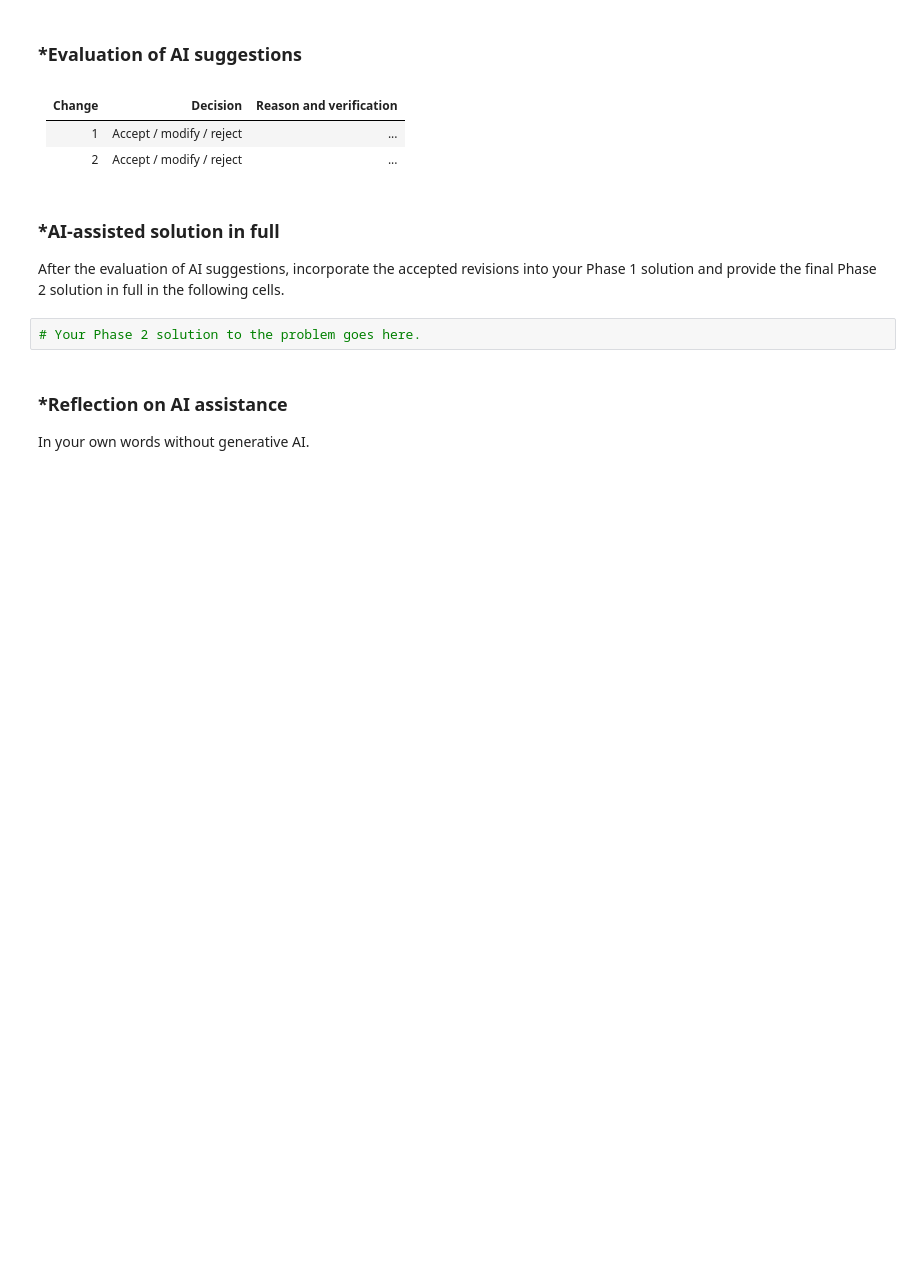
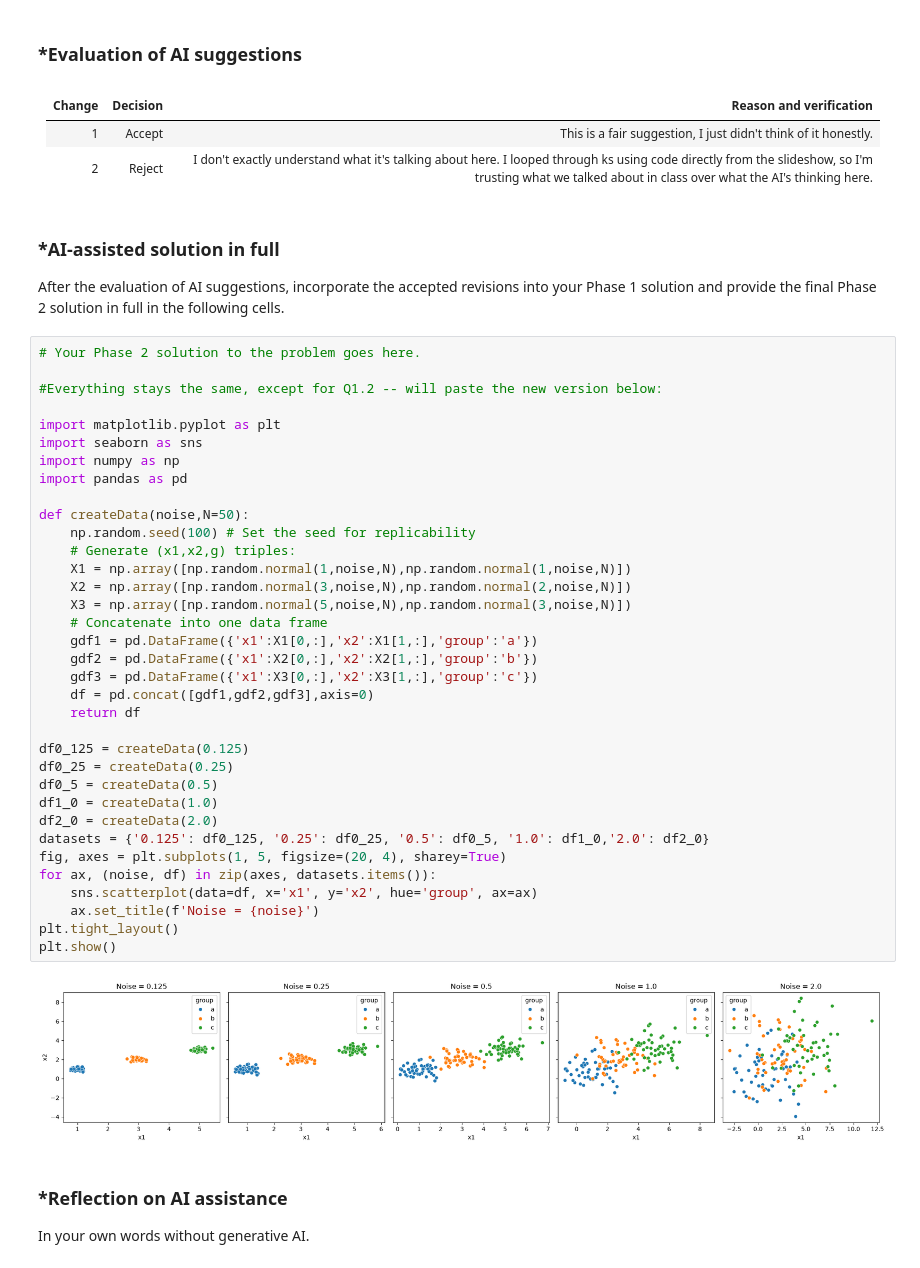
Before and after one commit to noahweinstein777/A04-clustering, a Jupyter notebook: notebook.ipynb, the cells around one changed output. Drawn from its saved outputs; the diff is of its cells as text; blank space fills up the shorter version.

```diff
--- a/notebook.ipynb
+++ b/notebook.ipynb
@@ -235,13 +364,48 @@ Keep Phase 1 frozen.
 # %% [markdown]
 | Change | Decision | Reason and verification |
 |---|---|---|
-| 1 | Accept / modify / reject | ... |
-| 2 | Accept / modify / reject | ... |
+| 1 | Accept | This is a fair suggestion, I just didn't think of it honestly. |
+| 2 | Reject | I don't exactly understand what it's talking about here. I looped through ks using code directly from the slideshow, so I'm trusting what we talked about in class over what the AI's thinking here.  |
 # %% [markdown]
 ### *AI-assisted solution in full
 After the evaluation of AI suggestions, incorporate the accepted revisions into your Phase 1 solution and provide the final Phase 2 solution in full in the following cells.
 # %%
 # Your Phase 2 solution to the problem goes here.
+
+#Everything stays the same, except for Q1.2 -- will paste the new version below:
+
+import matplotlib.pyplot as plt
+import seaborn as sns
+import numpy as np
+import pandas as pd
+
+def createData(noise,N=50):
+    np.random.seed(100) # Set the seed for replicability
+    # Generate (x1,x2,g) triples:
+    X1 = np.array([np.random.normal(1,noise,N),np.random.normal(1,noise,N)])
+    X2 = np.array([np.random.normal(3,noise,N),np.random.normal(2,noise,N)])
+    X3 = np.array([np.random.normal(5,noise,N),np.random.normal(3,noise,N)])
+    # Concatenate into one data frame
+    gdf1 = pd.DataFrame({'x1':X1[0,:],'x2':X1[1,:],'group':'a'})
+    gdf2 = pd.DataFrame({'x1':X2[0,:],'x2':X2[1,:],'group':'b'})
+    gdf3 = pd.DataFrame({'x1':X3[0,:],'x2':X3[1,:],'group':'c'})
+    df = pd.concat([gdf1,gdf2,gdf3],axis=0)
+    return df
+
+df0_125 = createData(0.125)
+df0_25 = createData(0.25)
+df0_5 = createData(0.5)
+df1_0 = createData(1.0)
+df2_0 = createData(2.0)
+datasets = {'0.125': df0_125, '0.25': df0_25, '0.5': df0_5, '1.0': df1_0,'2.0': df2_0}
+fig, axes = plt.subplots(1, 5, figsize=(20, 4), sharey=True)
+for ax, (noise, df) in zip(axes, datasets.items()):
+    sns.scatterplot(data=df, x='x1', y='x2', hue='group', ax=ax)
+    ax.set_title(f'Noise = {noise}')
+plt.tight_layout()
+plt.show()
+# %% [output]
+[figure, added]
 # %% [markdown]
 ### *Reflection on AI assistance
 In your own words without generative AI.
```
Also changed, not shown: parts of 6 cells of this notebook.
